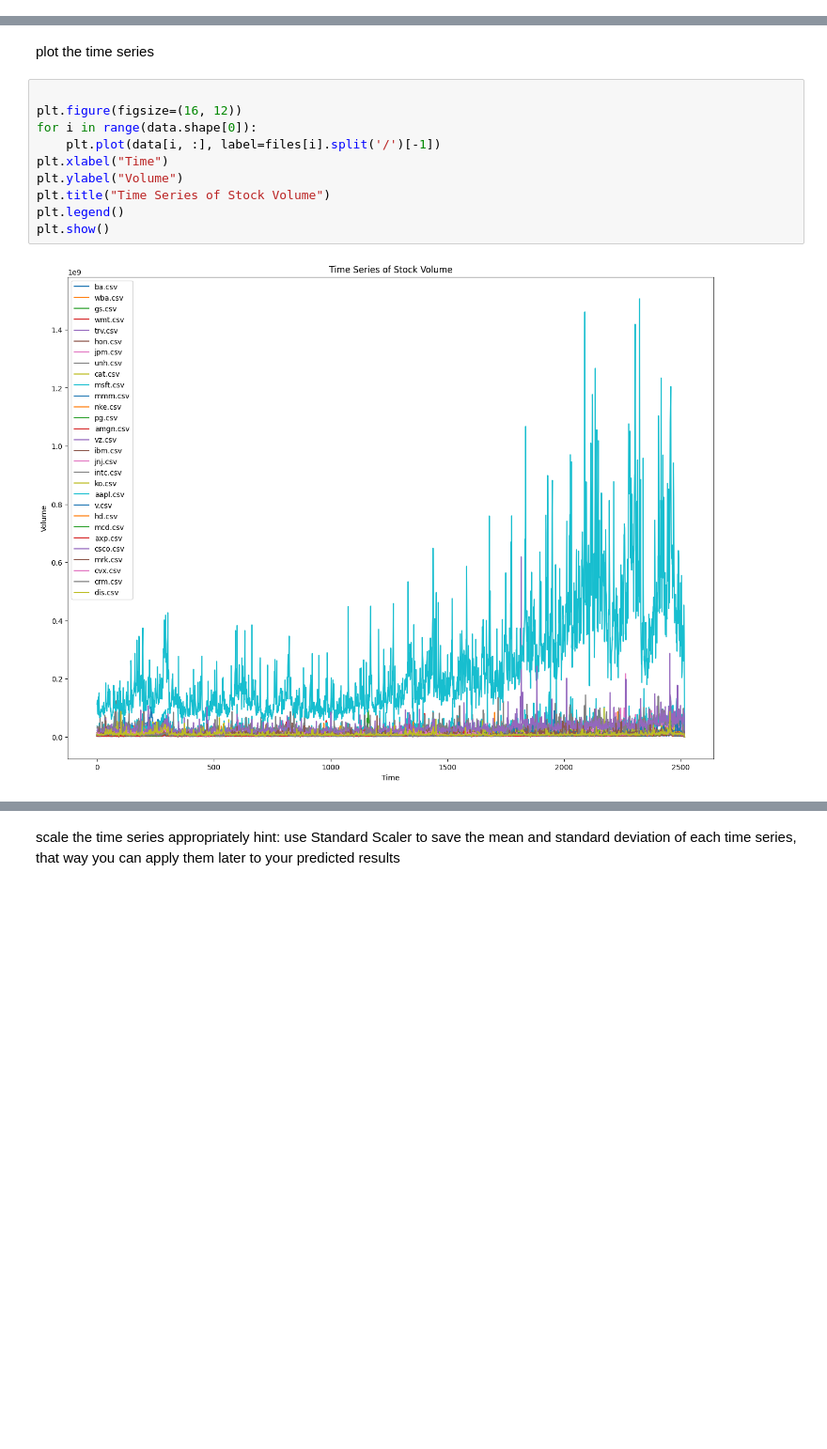
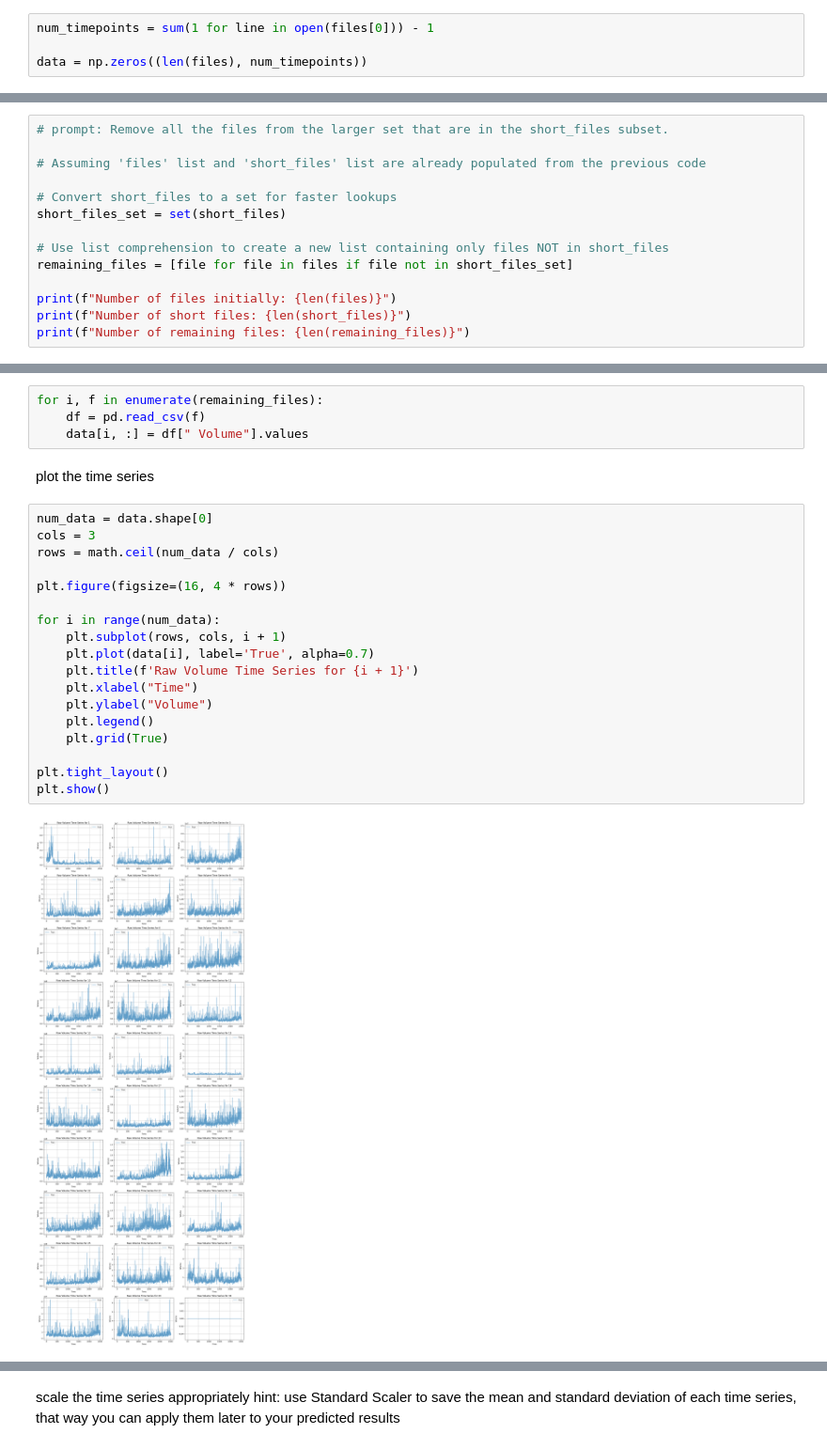
Before and after one commit to urvesh2012/MLTSA25_UBhagat, a Jupyter notebook: HW7/autoencoder_time_series.ipynb, the cells around one changed output, grey strips where cells are left out. Shown at 94% size. Saved outputs shown, nothing was run; the diff lists cells and outputs as text; blank space fills up the shorter version.

```diff
--- a/HW7/autoencoder_time_series.ipynb
+++ b/HW7/autoencoder_time_series.ipynb
@@ -90,2 +69,6 @@ data = np.zeros((num_files, file_length))
+# %%
+num_timepoints = sum(1 for line in open(files[0])) - 1
+
+data = np.zeros((len(files), num_timepoints))
 # %% [markdown]
  read in all the data into the array
@@ -100,0 +111,14 @@ for i, file in tqdm(enumerate(files), total=len(files)):
+# %%
+# prompt: Remove all the files from the larger set that are in the short_files subset.
+
+# Assuming 'files' list and 'short_files' list are already populated from the previous code
+
+# Convert short_files to a set for faster lookups
+short_files_set = set(short_files)
+
+# Use list comprehension to create a new list containing only files NOT in short_files
+remaining_files = [file for file in files if file not in short_files_set]
+
+print(f"Number of files initially: {len(files)}")
+print(f"Number of short files: {len(short_files)}")
+print(f"Number of remaining files: {len(remaining_files)}")
@@ -101,14 +129,26 @@ for i, file in tqdm(enumerate(files), total=len(files)):
+# %%
+for i, f in enumerate(remaining_files):
+    df = pd.read_csv(f)
+    data[i, :] = df[" Volume"].values
 # %% [markdown]
 plot the time series
 # %%
+num_data = data.shape[0]
+cols = 3
+rows = math.ceil(num_data / cols)
 
-plt.figure(figsize=(16, 12))
-for i in range(data.shape[0]):
-    plt.plot(data[i, :], label=files[i].split('/')[-1])
-plt.xlabel("Time")
-plt.ylabel("Volume")
-plt.title("Time Series of Stock Volume")
-plt.legend()
+plt.figure(figsize=(16, 4 * rows))
+
+for i in range(num_data):
+    plt.subplot(rows, cols, i + 1)
+    plt.plot(data[i], label='True', alpha=0.7)
+    plt.title(f'Raw Volume Time Series for {i + 1}')
+    plt.xlabel("Time")
+    plt.ylabel("Volume")
+    plt.legend()
+    plt.grid(True)
+
+plt.tight_layout()
 plt.show()
 # %% [output]
-[figure, old version]
+[figure, new version]
```
Also changed, not shown: parts of 37 cells of this notebook.
